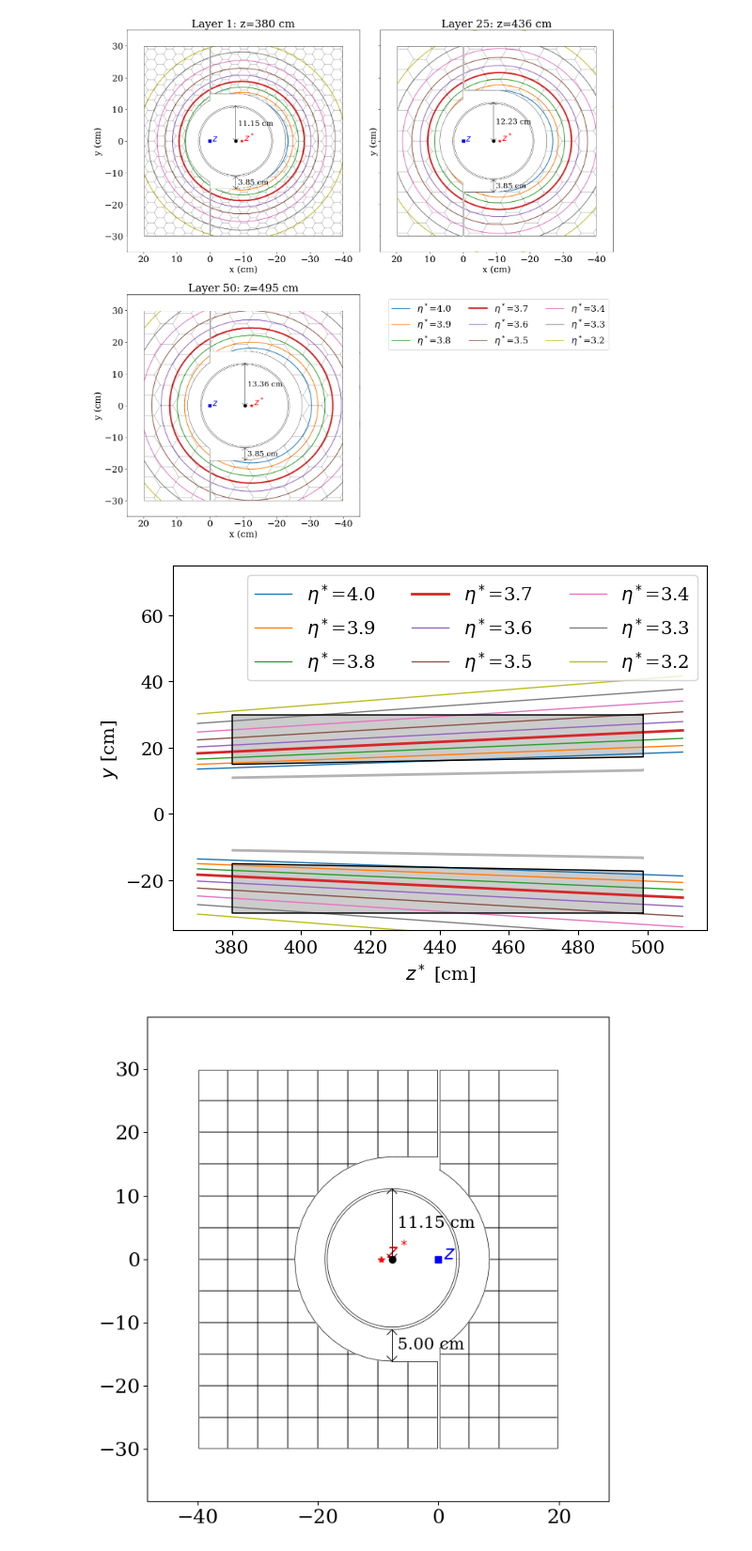
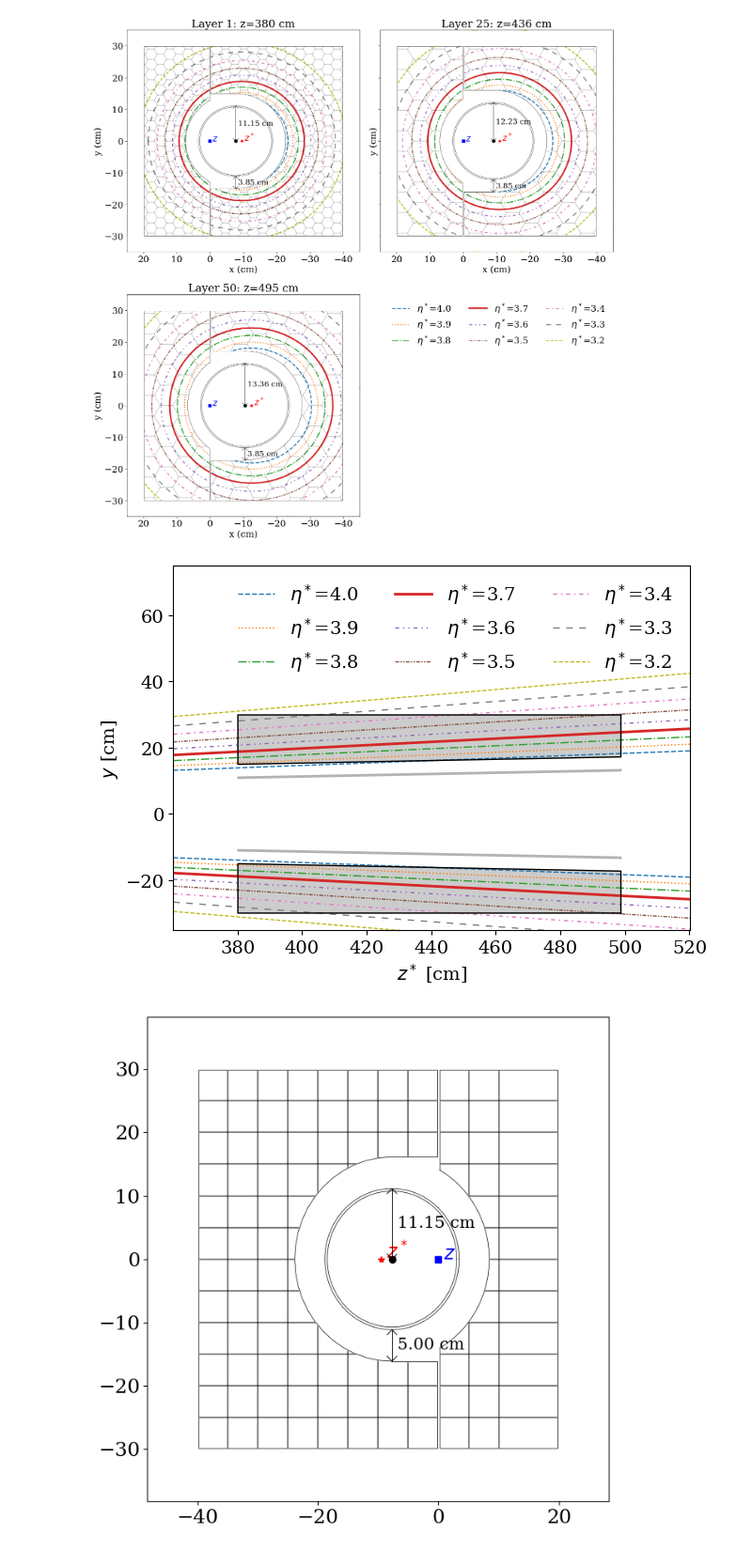
Before and after one commit to rymilton/eic_endcap_insert, a Jupyter notebook: analysis/EtaVsAcceptance.ipynb, the cells around one changed output. Shown at 94% size. Saved outputs shown, nothing was run; the diff lists cells and outputs as text; code cells hidden in the pictures.

```diff
--- a/analysis/EtaVsAcceptance.ipynb
+++ b/analysis/EtaVsAcceptance.ipynb
@@ -153,8 +153,10 @@ def eta_plot(layer, clearance=3.85):
 
     for i,eta in enumerate(reversed(np.linspace(3.2, 4.0,9))):
 
+        ls = ["--", ":", "-.", "-", (0, (3, 3, 1, 3, 1, 3)), (0, (3, 1, 1, 1, 1, 1)), (0, (3, 3, 1, 3)), (0, (5, 5)), (0,(3,1.4))][i]
+
         #for the legend
-        a=plt.plot([],[], label= f"$\eta^*$={eta:.1f}", linestyle='-', linewidth=3 if eta==3.7 else None)
+        a=plt.plot([],[], label= f"$\eta^*$={eta:.1f}", linestyle=ls, linewidth=3 if eta==3.7 else 2)
         color= a[0].get_color()
 
         if layer == -1:
@@ -176,7 +178,7 @@ def eta_plot(layer, clearance=3.85):
 
 
         x,y = ux*z, uy*z
-        plt.plot(x, y, color=color, linestyle='-', marker='', linewidth=3 if eta==3.7 else None)
+        plt.plot(x, y, color=color, linestyle=ls, marker='', linewidth=3 if eta==3.7 else 2)
 # %%
 import matplotlib.image as mpimg
 from matplotlib.offsetbox import TextArea, DrawingArea, OffsetImage, AnnotationBbox
@@ -196,7 +198,7 @@ for clearance in 3.85,:
             plt.ylabel("y (cm)")
             plt.gca().invert_xaxis()
             #plt.text(40, 30, f"clearance={clearance} cm", zorder=100)
-    axs[1][1].legend(ncol=3, loc="upper right")
+    axs[1][1].legend(ncol=3, loc="upper right", framealpha=0)
     plt.sca(axs[i//2][i%2])
 #     arr = mpimg.imread('/Users/spaul/Documents/Overleaf_git/HCalInsert/figures/sketchup/acceptance.png')
 #     imagebox = OffsetImage(arr, zoom=0.15)
@@ -211,33 +213,37 @@ for clearance in 3.85,:
 
     plt.show()
 # %% [output]
-[figure, old version]
+[figure, new version]
 # %%
 cosTilt=np.cos(.025)
 fig,axs = plt.subplots(1, 1, figsize=(7, 5), sharex=True, sharey=True)
 #lines of constant eta
+
+
+linestyles= ["--", ":", "-.", "-", (0, (3, 3, 1, 3, 1, 3)), (0, (3, 1, 1, 1, 1, 1)), (0, (3, 3, 1, 3)), (0, (5, 5)), (0,(3,1.4))]
 for i,eta in enumerate(reversed(np.linspace(3.2, 4.0,9))):
-    zstar=[370/cosTilt,(510)/cosTilt]
+    zstar=[360/cosTilt,(520)/cosTilt]
+    plt.xlim(zstar)
     y = np.multiply(zstar,np.tan(2*np.arctan(np.exp(-eta))))
-    a=plt.plot(zstar, y, linestyle='-', marker='', linewidth=2 if eta==3.7 else 1, label= f"$\eta^*$={eta:.1f}")
-    plt.plot(zstar, -y, linestyle='-', marker='', linewidth=2 if eta==3.7 else 1, label= None, color=a[0].get_color())
+    a=plt.plot(zstar, y, linestyle=linestyles[i], marker='', linewidth=2 if eta==3.7 else 1, label= f"$\eta^*$={eta:.1f}")
+    plt.plot(zstar, -y, linestyle=linestyles[i], marker='', linewidth=2 if eta==3.7 else 1, label= None, color=a[0].get_color())
 
 for sign in 1, -1:
     plt.plot([(380+2.34*50+1.61)/cosTilt, 380/cosTilt, 380/cosTilt, (380+2.34*50+1.61)/cosTilt,(380+2.34*50+1.61)/cosTilt], [sign*29.9, sign*29.9, sign*15, sign*(15+.045*50),sign*29.9], color='k', linewidth=1)
     plt.fill([(380+2.34*50+1.61)/cosTilt, 380/cosTilt, 380/cosTilt, (380+2.34*50+1.61)/cosTilt,(380+2.34*50+1.61)/cosTilt], [sign*29.9, sign*29.9, sign*15, sign*(15+.045*50),sign*29.9], color='0.8')
 
     #beampipe:
     plt.plot([(380+2.34*50+1.61)/cosTilt, 380/cosTilt, 380/cosTilt, (380+2.34*50+1.61)/cosTilt,(380+2.34*50+1.61)/cosTilt], np.multiply(sign,[11.15+0.045*50, 11.15, 11.15-.4, 11.15+0.045*50-.4, 11.15+0.045*50]), color='0.7', linewidth=1)
 plt.xlabel("$z^*$ [cm]", fontsize=14)
 plt.ylabel("$y$ [cm]", fontsize=14)
 plt.tick_params(labelsize=14)
 plt.ylim(-35,75)
-plt.legend(ncol=3, loc="upper right",fontsize=14)
+plt.legend(ncol=3, loc="upper right",fontsize=14, framealpha=0)
 plt.savefig("plots/eta_vs_y_z.png")
 plt.savefig("plots/eta_vs_y_z.pdf")
 plt.show()
 # %% [output]
-[figure, old version]
+[figure, new version]
 # %%
 def draw_squares(layer, alpha=1):
 
```
Also changed, not shown: parts of 1 cell of this notebook, 1 other file.
